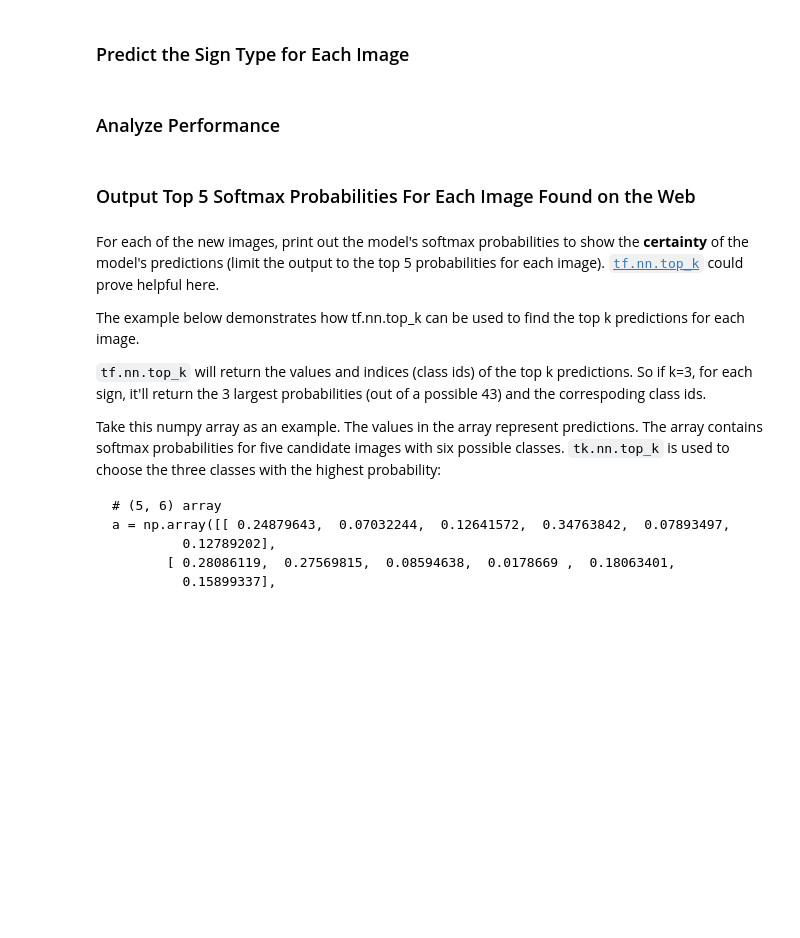
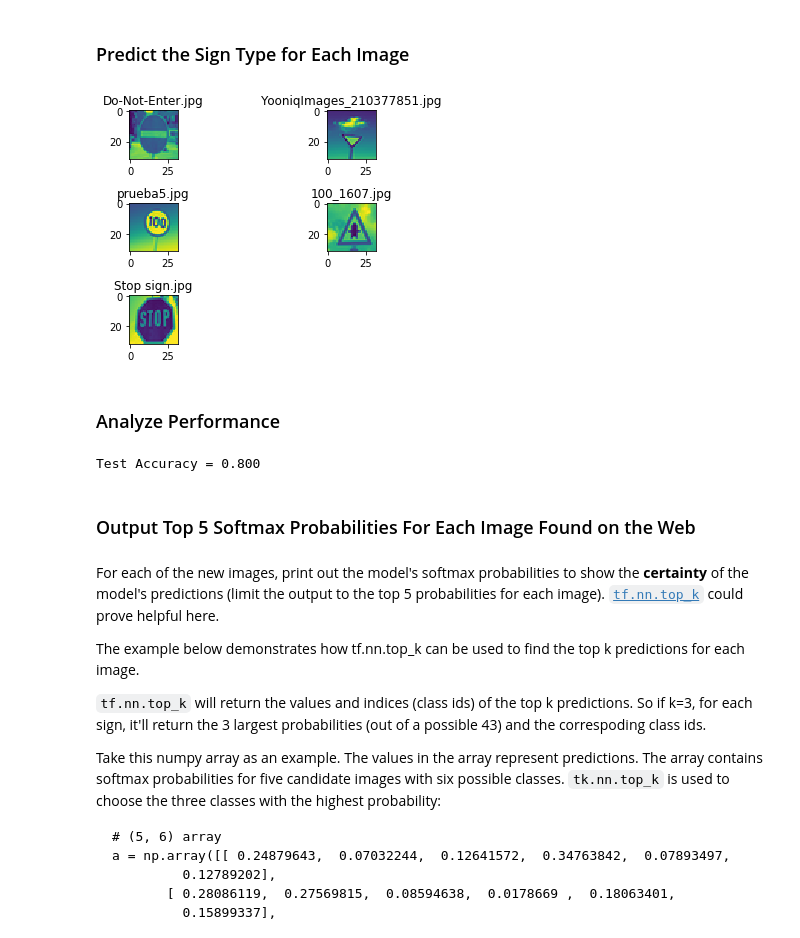
Before and after one commit to delafu/CarND-Traffic-Sign-Classifier-Project, a Jupyter notebook: Traffic_Sign_Classifier.ipynb, the cells around one changed output. Saved outputs shown, nothing was run; the diff lists cells and outputs as text; code cells hidden in the pictures; blank space fills up the shorter version.

```diff
--- a/Traffic_Sign_Classifier.ipynb
+++ b/Traffic_Sign_Classifier.ipynb
@@ -412,8 +407,44 @@ You may find `signnames.csv` useful as it contains mappings from the class id (i
+# %%
+### Run the predictions here and use the model to output the prediction for each image.
+### Make sure to pre-process the images with the same pre-processing pipeline used earlier.
+### Feel free to use as many code cells as needed.
+# To preprocess the images I have to resize the images to 32x32, convert to gray scale and nomalize the values
+import PIL
+from PIL import Image
+
+# resize to 32x32 and conver to gray scale and show the result
+
+fig = plt.figure()
+imgs=[]
+for i in range(len(arr)):
+    a=fig.add_subplot(3,2,(i+1))
+    a.set_title(arr[i])
+    img = Image.open('test_images/'+arr[i])
+    img = img.resize((32, 32), PIL.Image.ANTIALIAS)
+    img=rgb2gray(np.asarray(img))
+    imgs.append(img.reshape(32,32,1))
+    plt.imshow(img)
+plt.tight_layout()
+
+# normalize the images
+X_test=(np.array(imgs)-128)/128
+
+# test the network
+# %% [output]
+[figure, added]
 # %% [markdown]
 ### Analyze Performance
 # %%
 ### Calculate the accuracy for these 5 new images.
 ### For example, if the model predicted 1 out of 5 signs correctly, it's 20% accurate on these new images.
+y_test=[17,13,7,11,14]
+with tf.Session() as sess:
+    saver = tf.train.Saver()
+    saver.restore(sess, tf.train.latest_checkpoint('.'))
+    test_accuracy = evaluate(X_test, y_test)
+    print("Test Accuracy = {:.3f}".format(test_accuracy))
+# %% [output]
+Test Accuracy = 0.800
 # %% [markdown]
 ### Output Top 5 Softmax Probabilities For Each Image Found on the Web
 # %% [markdown]
```
Also changed, not shown: parts of 7 cells of this notebook, 9 other files.
